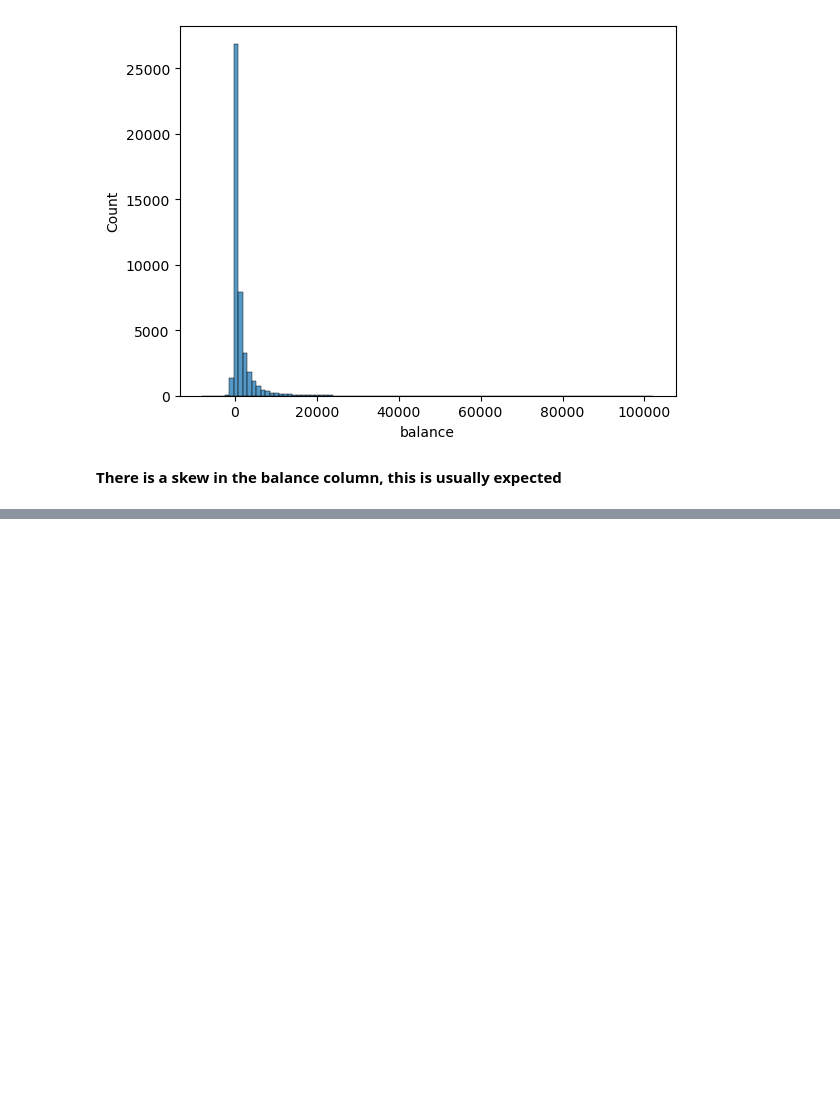
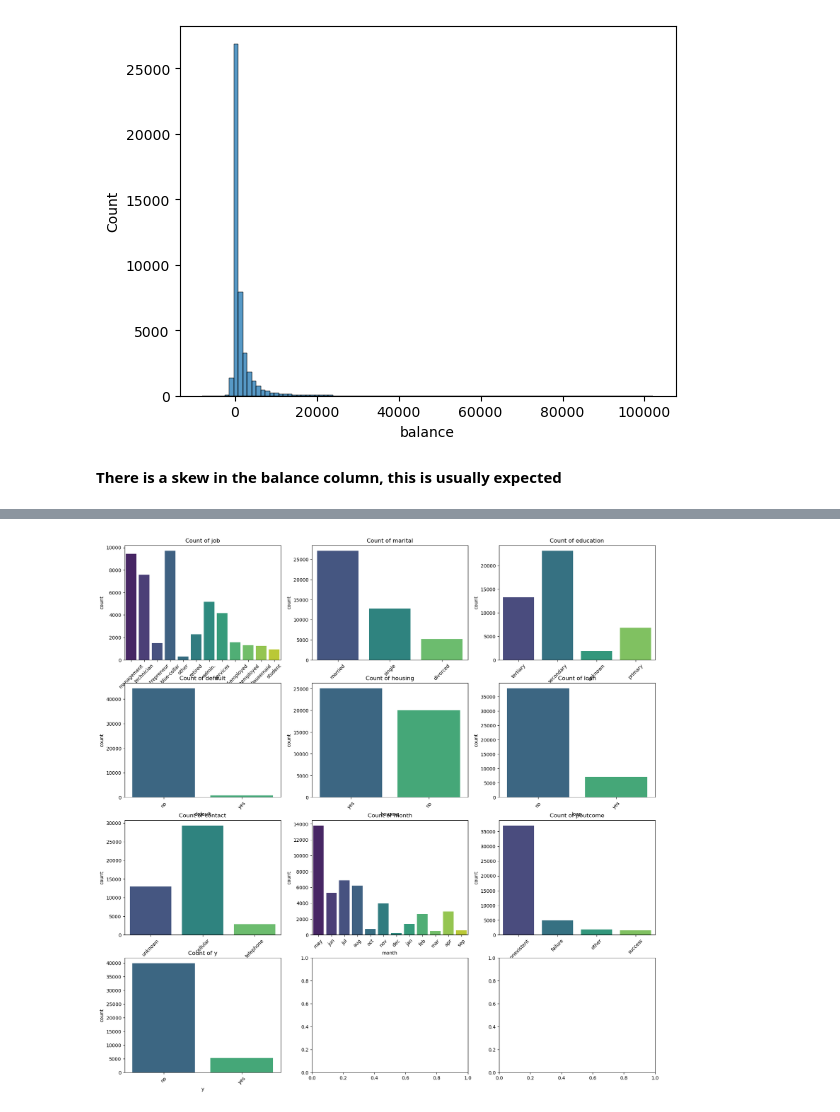
Before and after one commit to donsolana/Bank-Marketing, a Jupyter notebook: Bank Marketing.ipynb, the cells around one changed output, grey strips where cells are left out. Saved outputs shown, nothing was run; the diff lists cells and outputs as text; code cells hidden in the pictures; blank space fills up the shorter version.

```diff
--- a/Bank Marketing.ipynb
+++ b/Bank Marketing.ipynb
@@ -84,7 +84,7 @@ cat_cols = ['job', 'marital', 'education', 'default', 'housing', 'loan', 'contac
        'month', 'poutcome', 'y']
 # %%
 # Check unique values for each categorical column
-for col in cat_cols:
+for col in categorical_colscal_cols:
     print(bank_marketing[col].unique())
 # %% [output]
 ['management' 'technician' 'entrepreneur' 'blue-collar' nan 'retired'
@@ -353,0 +353,11 @@ Here, I am going to explore the data to understand our data and find patterns to
+# %%
+#subplot of categorical columns
+fig, axes = plt.subplots(ncols = 3, nrows=4, figsize=(20, 20))
+axes = axes.flatten()
+
+for i, col in enumerate(categorical_colscal_cols):
+    sns.countplot(x=col, data=bank_marketing, ax=axes[i], palette="viridis")
+    axes[i].set_title(f'Count of {col}')
+    axes[i].tick_params(axis='x', rotation=45)
+# %% [output]
+[figure, added]
```
Also changed, not shown: parts of 20 cells of this notebook, 2 other files.
